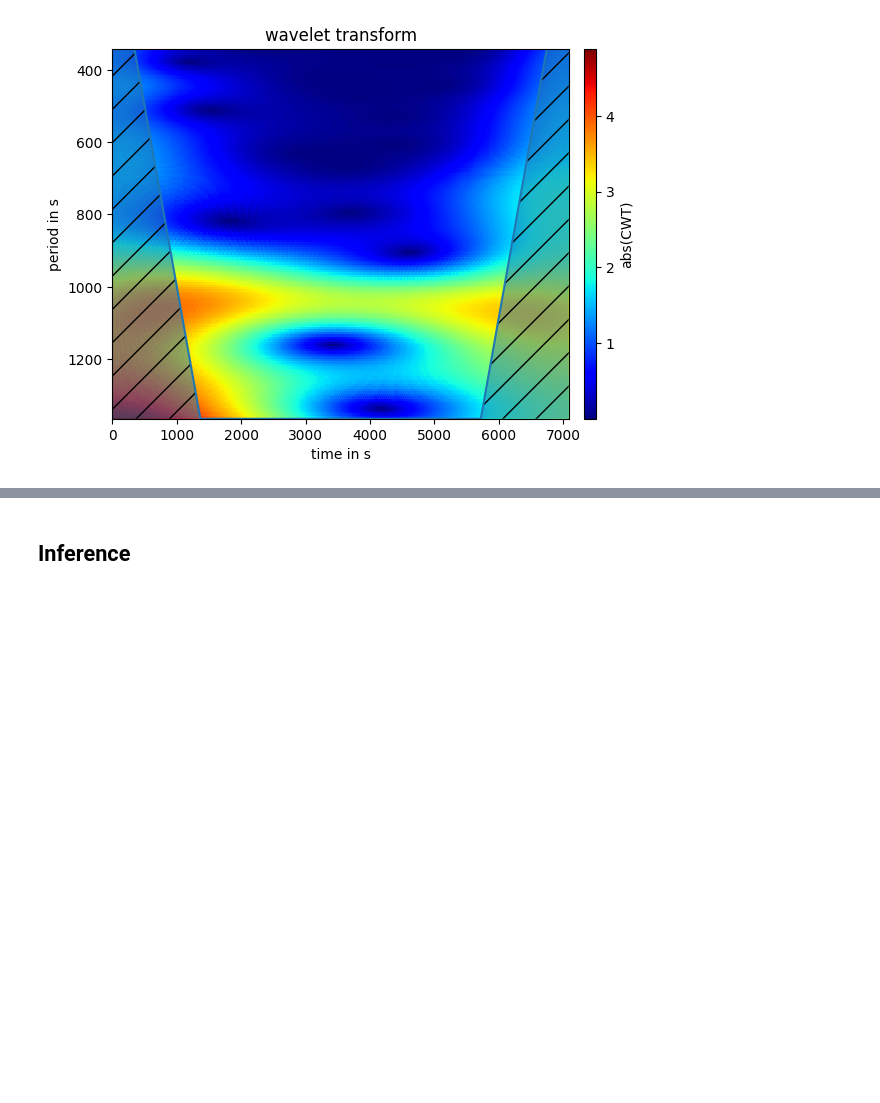
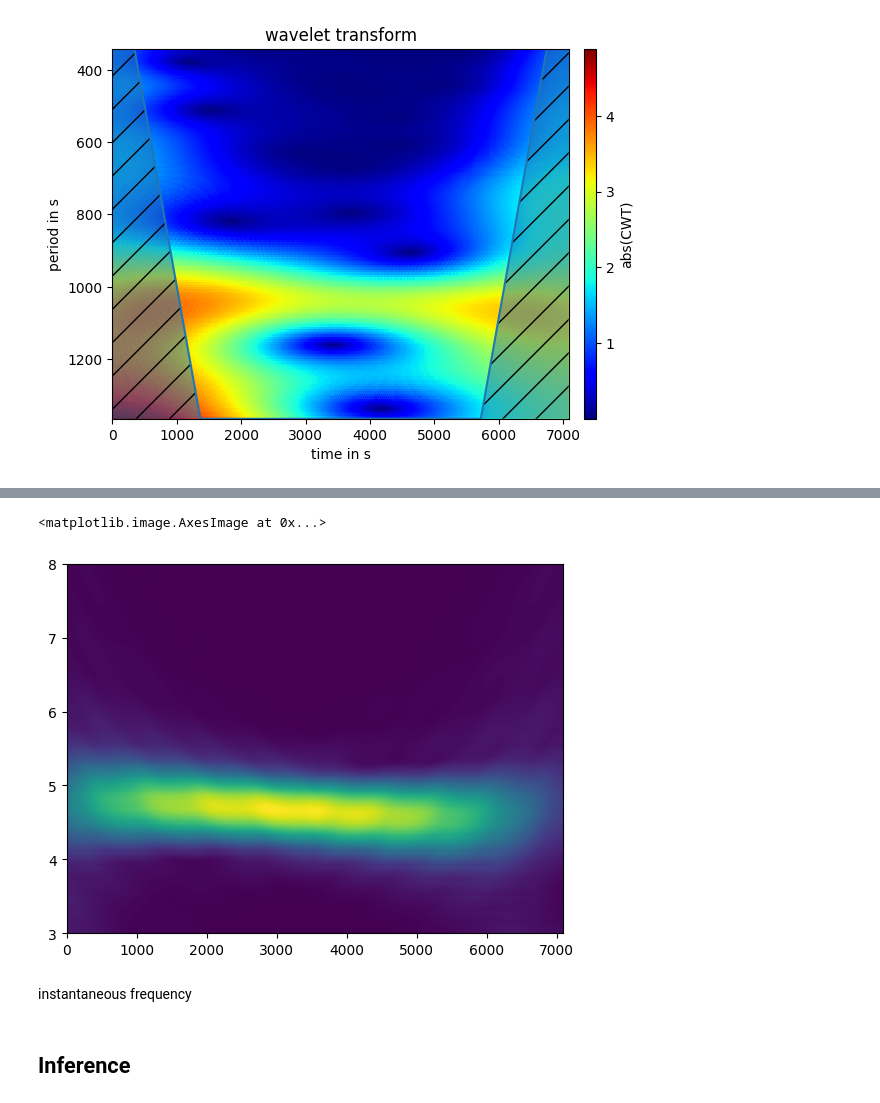
Before and after one commit to leo1200/thin-films, a Jupyter notebook: notebooks/one_growing_layer.ipynb, the cells around one changed output, grey strips where cells are left out. Cells and saved outputs as stored; diff of their text form; code cells hidden in the pictures; blank space fills up the shorter version.

```diff
--- a/notebooks/one_growing_layer.ipynb
+++ b/notebooks/one_growing_layer.ipynb
@@ -357,3 +345,24 @@ plot_scaleogram(ax, time_points_measured, power_simulated, "wavelet transform",
+# %%
+sampling_freq = 3600
+
+from reflax.data_analysis.superlets import adaptive_superlet_transform
+
+freqs = jnp.linspace(3, 8, 200)
+
+scalogram = adaptive_superlet_transform(power_simulated, freqs, sampling_freq=sampling_freq,
+                                        base_cycle=3, min_order=5, max_order=30, mode = 'add')
+
+# scalogram = superlets(signal, sampling_freq, freqs, base_cycle, [min_order, max_order])
+
+
+# plot the scalogram
+fig, ax = plt.subplots()
+ax.imshow(jnp.abs(scalogram) ** 2, aspect='auto', origin='lower', extent=[time_points_measured[0], time_points_measured[-1], freqs[0], freqs[-1]])
+# %% [output]
+<matplotlib.image.AxesImage at 0x...>
+[figure, added]
+# %% [markdown]
+instantaneous frequency
 # %% [markdown]
 ## Inference
 # %% [markdown]
```
Also changed, not shown: parts of 3 cells of this notebook, 23 other files.
